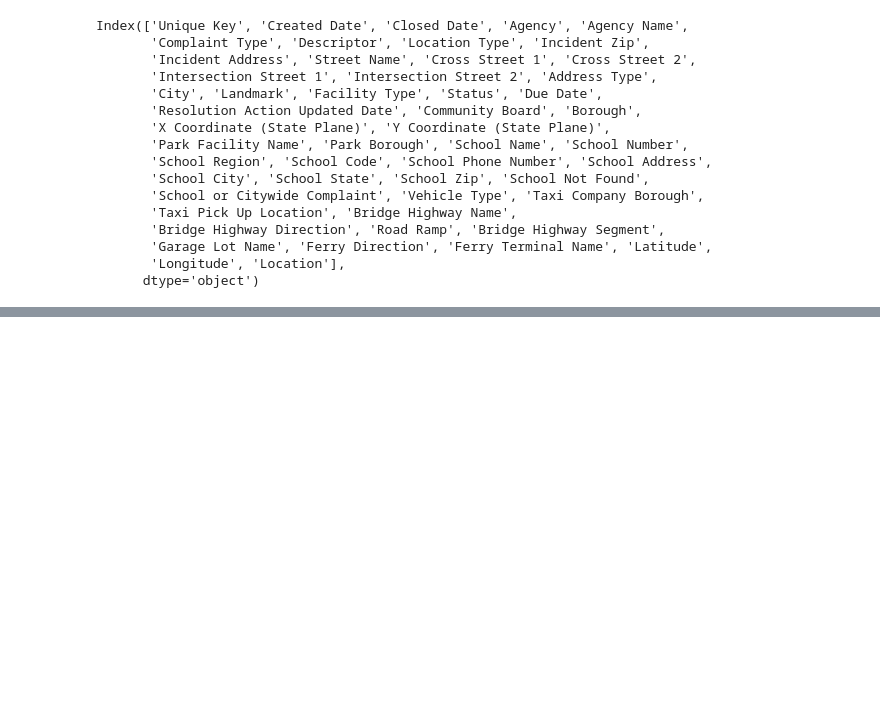
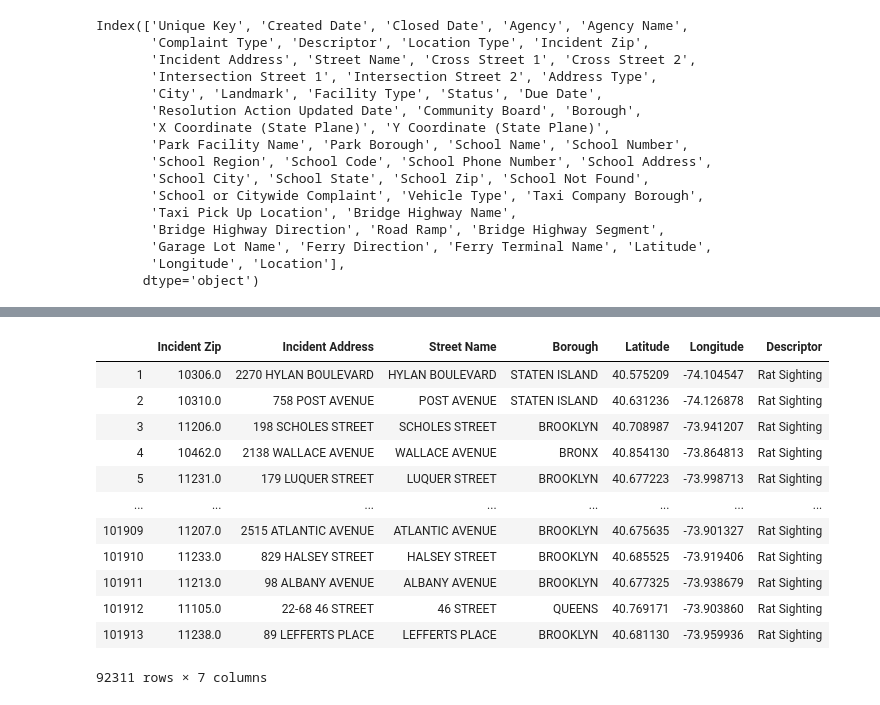
Before and after one commit to H-Hernandez/ETL-Project, a Jupyter notebook: NYC Rat Sightings Data.ipynb, the cells around one changed output, grey strips where cells are left out. Cells and saved outputs as stored; diff of their text form; code cells hidden in the pictures; blank space fills up the shorter version.

```diff
--- a/NYC Rat Sightings Data.ipynb
+++ b/NYC Rat Sightings Data.ipynb
@@ -130,3 +130,5 @@ Index(['Unique Key', 'Created Date', 'Closed Date', 'Agency', 'Agency Name',
        'Garage Lot Name', 'Ferry Direction', 'Ferry Terminal Name', 'Latitude',
        'Longitude', 'Location'],
       dtype='object')
+# %%
+cleaned_df = df[['Incident Zip','Incident Address', 'Street Name', 'Borough','Latitude','Longitude']]
@@ -132,0 +158,2 @@ Index(['Unique Key', 'Created Date', 'Closed Date', 'Agency', 'Agency Name',
+# %%
+cleaned_df = cleaned_df.dropna()
@@ -132,0 +174,2 @@ Index(['Unique Key', 'Created Date', 'Closed Date', 'Agency', 'Agency Name',
+# %%
+cleaned_df['Descriptor'] = df['Descriptor']
@@ -132,0 +213,16 @@ Index(['Unique Key', 'Created Date', 'Closed Date', 'Agency', 'Agency Name',
+# %%
+cleaned_df
+# %% [output]
+|  | Incident Zip | Incident Address | Street Name | Borough | Latitude | Longitude | Descriptor |
+| 1 | 10306.0 | 2270 HYLAN BOULEVARD | HYLAN BOULEVARD | STATEN ISLAND | 40.575209 | -74.104547 | Rat Sighting |
+| 2 | 10310.0 | 758 POST AVENUE | POST AVENUE | STATEN ISLAND | 40.631236 | -74.126878 | Rat Sighting |
+| 3 | 11206.0 | 198 SCHOLES STREET | SCHOLES STREET | BROOKLYN | 40.708987 | -73.941207 | Rat Sighting |
+| 4 | 10462.0 | 2138 WALLACE AVENUE | WALLACE AVENUE | BRONX | 40.854130 | -73.864813 | Rat Sighting |
+| 5 | 11231.0 | 179 LUQUER STREET | LUQUER STREET | BROOKLYN | 40.677223 | -73.998713 | Rat Sighting |
+| ... | ... | ... | ... | ... | ... | ... | ... |
+| 101909 | 11207.0 | 2515 ATLANTIC AVENUE | ATLANTIC AVENUE | BROOKLYN | 40.675635 | -73.901327 | Rat Sighting |
+| 101910 | 11233.0 | 829 HALSEY STREET | HALSEY STREET | BROOKLYN | 40.685525 | -73.919406 | Rat Sighting |
+| 101911 | 11213.0 | 98 ALBANY AVENUE | ALBANY AVENUE | BROOKLYN | 40.677325 | -73.938679 | Rat Sighting |
+| 101912 | 11105.0 | 22-68 46 STREET | 46 STREET | QUEENS | 40.769171 | -73.903860 | Rat Sighting |
+| 101913 | 11238.0 | 89 LEFFERTS PLACE | LEFFERTS PLACE | BROOKLYN | 40.681130 | -73.959936 | Rat Sighting |
+92311 rows × 7 columns
```
Also changed, not shown: parts of 6 cells of this notebook.
